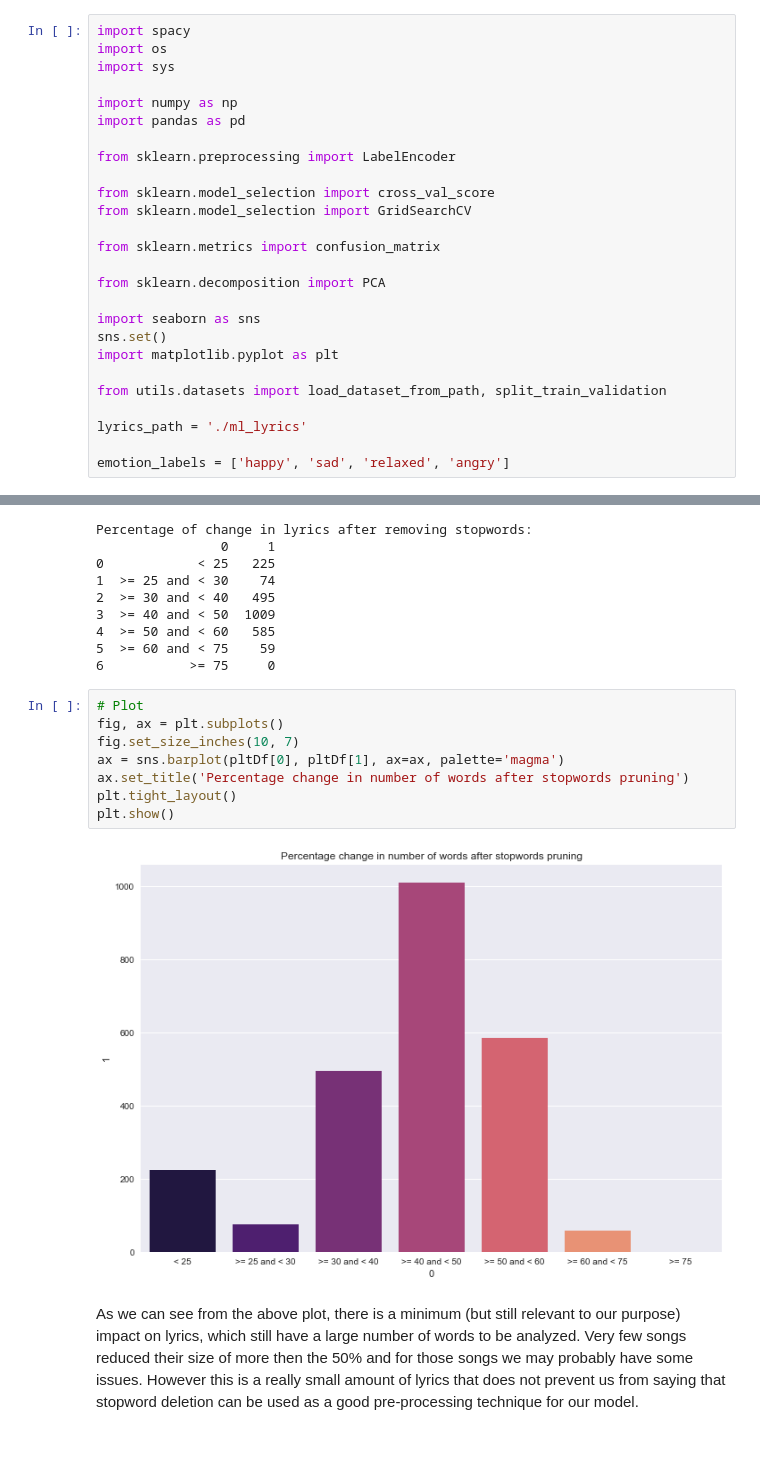
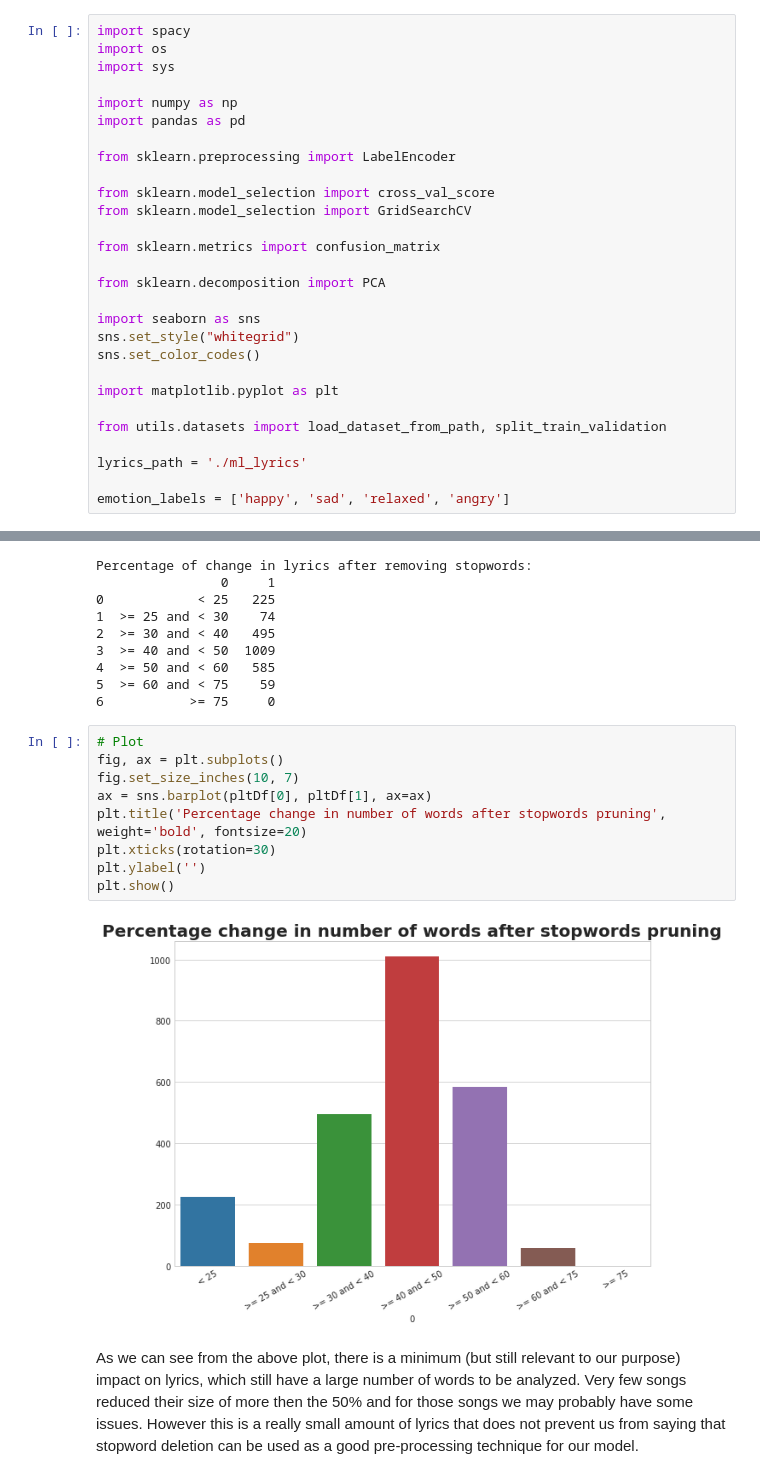
Before and after one commit to sgiammy/emotion-patterns-in-music-playlists, a Jupyter notebook: Notebook/1_ED_in_songs_lyrics.ipynb, the cells around one changed output, grey strips where cells are left out. Saved outputs shown, nothing was run; the diff lists cells and outputs as text; blank space fills up the shorter version.

```diff
--- a/Notebook/1_ED_in_songs_lyrics.ipynb
+++ b/Notebook/1_ED_in_songs_lyrics.ipynb
@@ -20,7 +20,9 @@ from sklearn.metrics import confusion_matrix
 from sklearn.decomposition import PCA
 
 import seaborn as sns
-sns.set()
+sns.set_style("whitegrid")
+sns.set_color_codes()
+
 import matplotlib.pyplot as plt
 
 from utils.datasets import load_dataset_from_path, split_train_validation
@@ -342,13 +344,14 @@ Percentage of change in lyrics after removing stopwords:
 # %%
 # Plot
 fig, ax = plt.subplots()
 fig.set_size_inches(10, 7)
-ax = sns.barplot(pltDf[0], pltDf[1], ax=ax, palette='magma')
-ax.set_title('Percentage change in number of words after stopwords pruning')
-plt.tight_layout()
+ax = sns.barplot(pltDf[0], pltDf[1], ax=ax)
+plt.title('Percentage change in number of words after stopwords pruning', weight='bold', fontsize=20)
+plt.xticks(rotation=30)
+plt.ylabel('')
 plt.show()
 # %% [output]
-[figure, old version]
+[figure, new version]
 # %% [markdown]
 As we can see from the above plot, there is a minimum (but still relevant to our purpose) impact on lyrics, which still have a large number of words to be analyzed. Very few songs reduced their size of more then the 50% and for those songs we may probably have some issues. However this is a really small amount of lyrics that does not prevent us from saying that stopword deletion can be used as a good pre-processing technique for our model.
 # %% [markdown]
```
Also changed, not shown: parts of 6 cells of this notebook, 7 other files.
